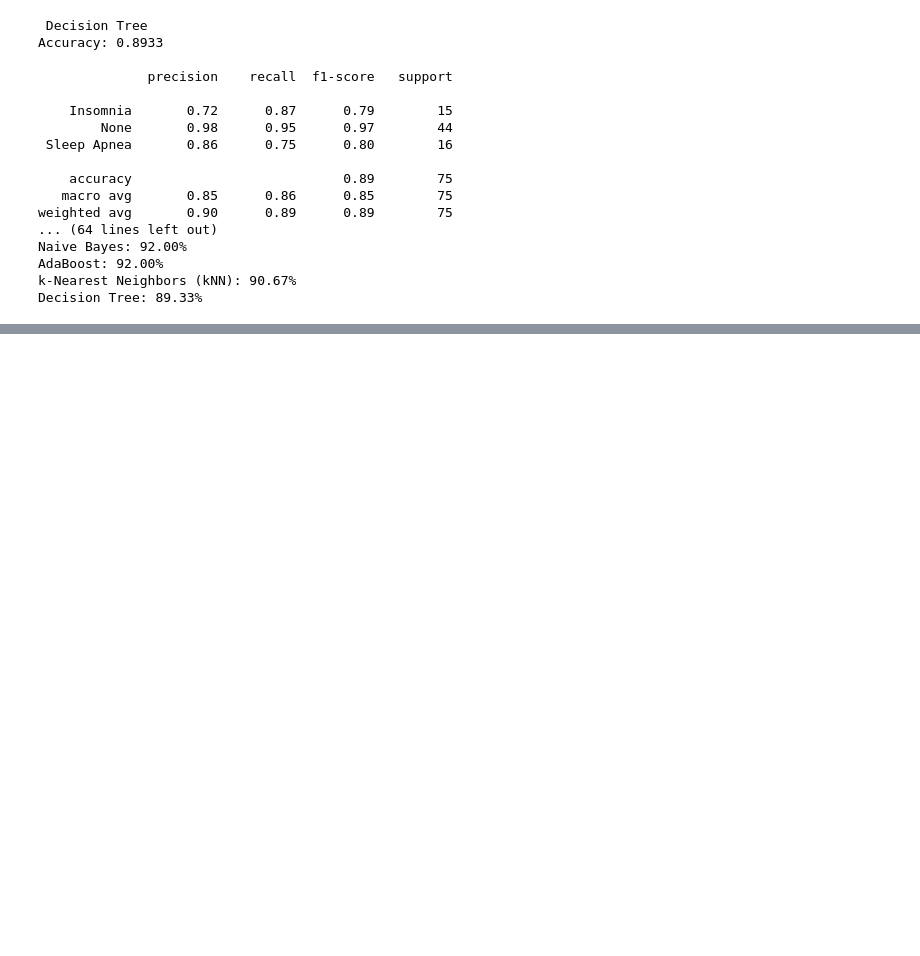
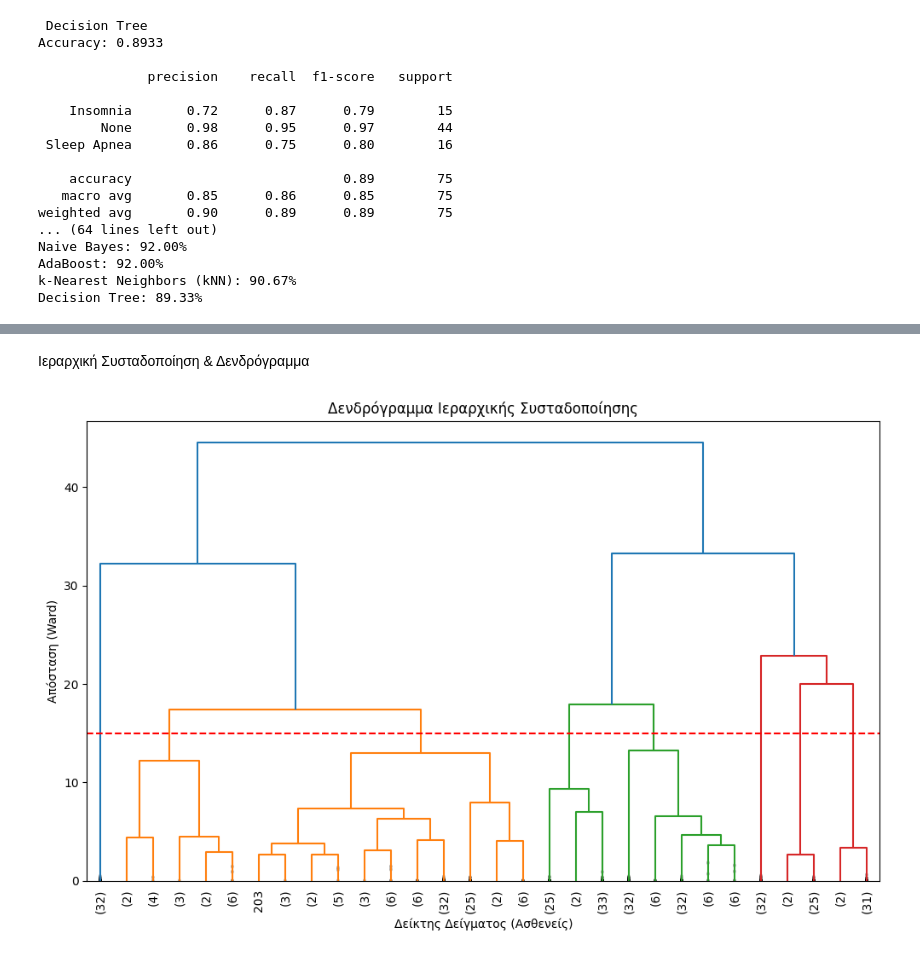
Before and after one commit to konstantinaklei/dataminigproject, a Jupyter notebook: main.ipynb, the cells around one changed output, grey strips where cells are left out. Drawn from its saved outputs; the diff is of its cells as text; code cells hidden in the pictures; blank space fills up the shorter version.

```diff
--- a/main.ipynb
+++ b/main.ipynb
@@ -236,0 +301,16 @@ Decision Tree: 89.33%
+# %% [markdown]
+Ιεραρχική Συσταδοποίηση & Δενδρόγραμμα
+# %%
+Z = linkage(X_cluster_scaled, method='ward')
+
+plt.figure(figsize=(12, 7))
+plt.title('Δενδρόγραμμα Ιεραρχικής Συσταδοποίησης')
+plt.xlabel('Δείκτης Δείγματος (Ασθενείς)')
+plt.ylabel('Απόσταση (Ward)')
+
+dendrogram(Z, truncate_mode='lastp', p=30, leaf_rotation=90., leaf_font_size=10., show_contracted=True)
+
+plt.axhline(y=15, color='r', linestyle='--')
+plt.show()
+# %% [output]
+[figure, added]
```
Also changed, not shown: parts of 9 cells of this notebook.
